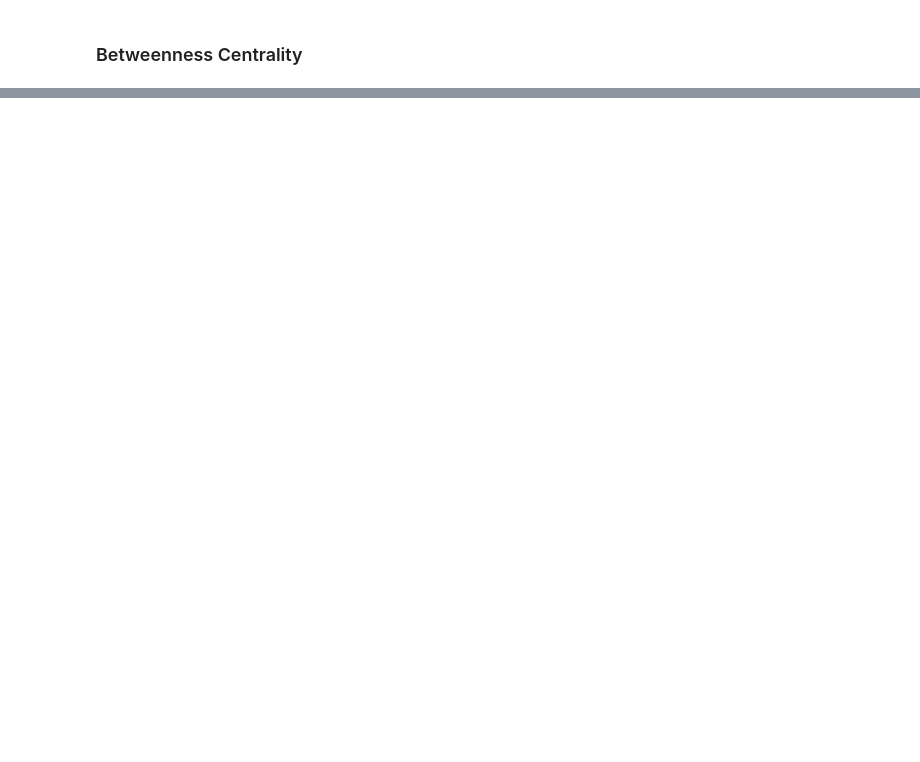
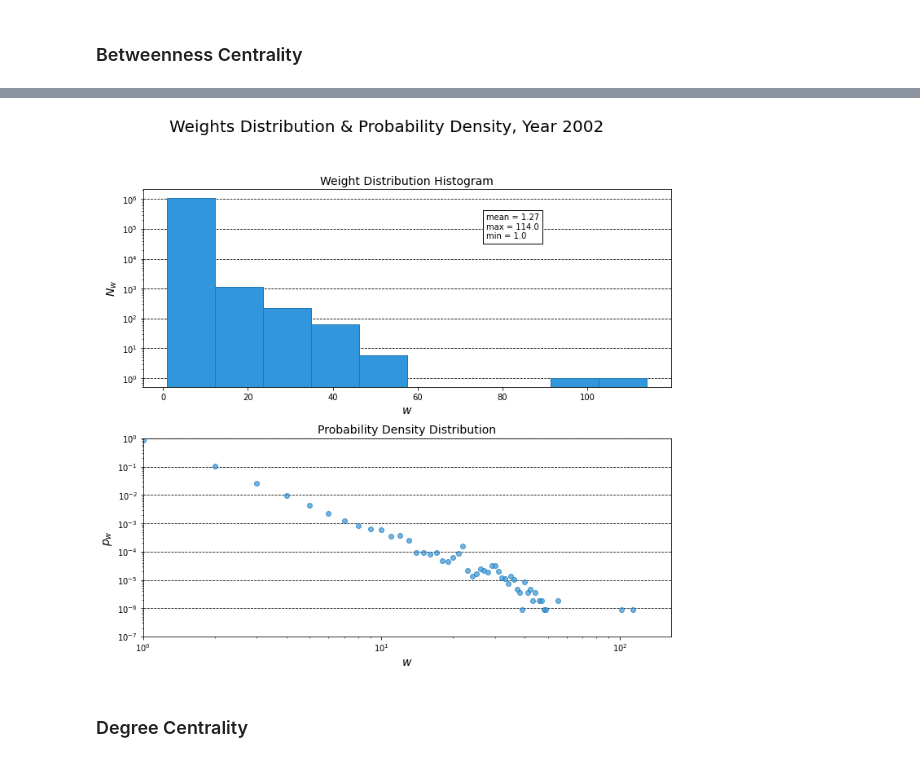
Before and after one commit to kdd-lab/2020_Ricciarelli, a Jupyter notebook: code/notebook/weighted_coathors_networks_analysis.ipynb, the cells around one changed output, grey strips where cells are left out. Drawn from its saved outputs; the diff is of its cells as text; code cells hidden in the pictures; blank space fills up the shorter version.

```diff
--- a/code/notebook/weighted_coathors_networks_analysis.ipynb
+++ b/code/notebook/weighted_coathors_networks_analysis.ipynb
@@ -204,0 +286,39 @@ Text(0.65, 0.75, 'mean = 3.86e-12\nmax = 6.78e-07\nmin = 0.e+00')
+# %%
+weights = sorted([edge[-1]['weight'] for edge in g.edges(data=True)])
+# %%
+fig, axs = plt.subplots(nrows=2, ncols=1, figsize=(10, 10))
+
+fig.suptitle('Weights Distribution & Probability Density, Year 2002',
+             fontsize=20)
+
+axs[0].hist(weights, log=True, zorder=2, color='#3296dc', edgecolor='#1f77b4')
+axs[0].set_title('Weight Distribution Histogram', fontsize=14)
+axs[0].set_xlabel(r'$w$', fontsize=14)
+axs[0].set_ylabel(r'$N_w$', fontsize=14)
+axs[0].grid(axis='y', linestyle='--', color='black', zorder=1)
+axs[0].text(0.65, 0.75, 'mean = {}\nmax = {}\nmin = {}'
+        .format(round(np.mean(weights), 2), max(weights), min(weights)),
+        bbox=dict(facecolor='white', edgecolor='black'),
+        transform=axs[0].transAxes)
+
+c, countdict_pdf = Counter(weights), dict()
+
+for weight in np.arange(min(weights), max(weights) + 1):
+    countdict_pdf[weight] = (c[weight] / len(weights)) if weight in c.keys() else 0.
+
+axs[1].scatter(list(countdict_pdf.keys()), list(countdict_pdf.values()),
+           zorder=2, alpha=0.7,color='#3296dc', edgecolor='#1f77b4')
+axs[1].set_title('Probability Density Distribution', fontsize=14)
+axs[1].set_xscale('log')
+axs[1].set_xlim(min(countdict_pdf.keys()), max(countdict_pdf.keys()) + 50)
+axs[1].set_yscale('log')
+axs[1].set_ylim(1e-7, 1.)
+axs[1].set_xlabel(r'$w$', fontsize=14)
+axs[1].set_ylabel(r'$p_w$', fontsize=14)
+axs[1].grid(axis='y', linestyle='--', color='black', zorder=1)
+
+fig.tight_layout(rect=[0, 0.03, 1, 0.90])
+# %% [output]
+[figure, added]
+# %% [markdown]
+### Degree Centrality
```
Also changed, not shown: parts of 20 cells of this notebook.
